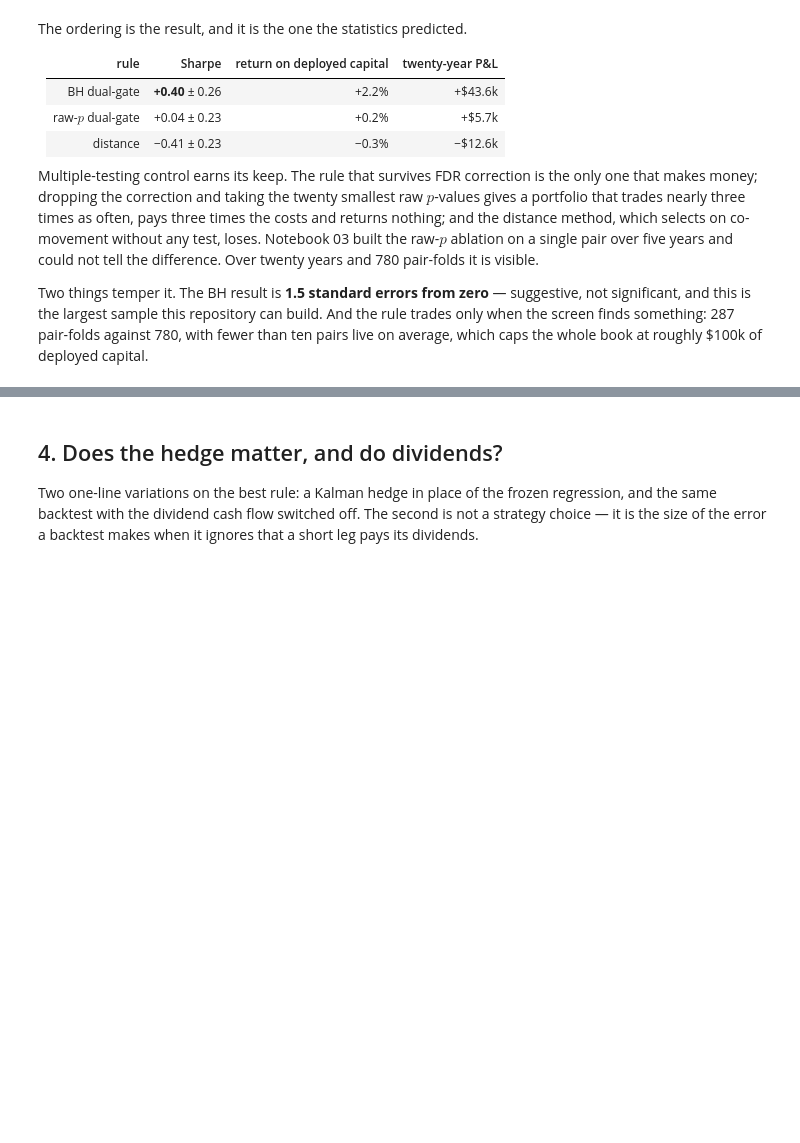
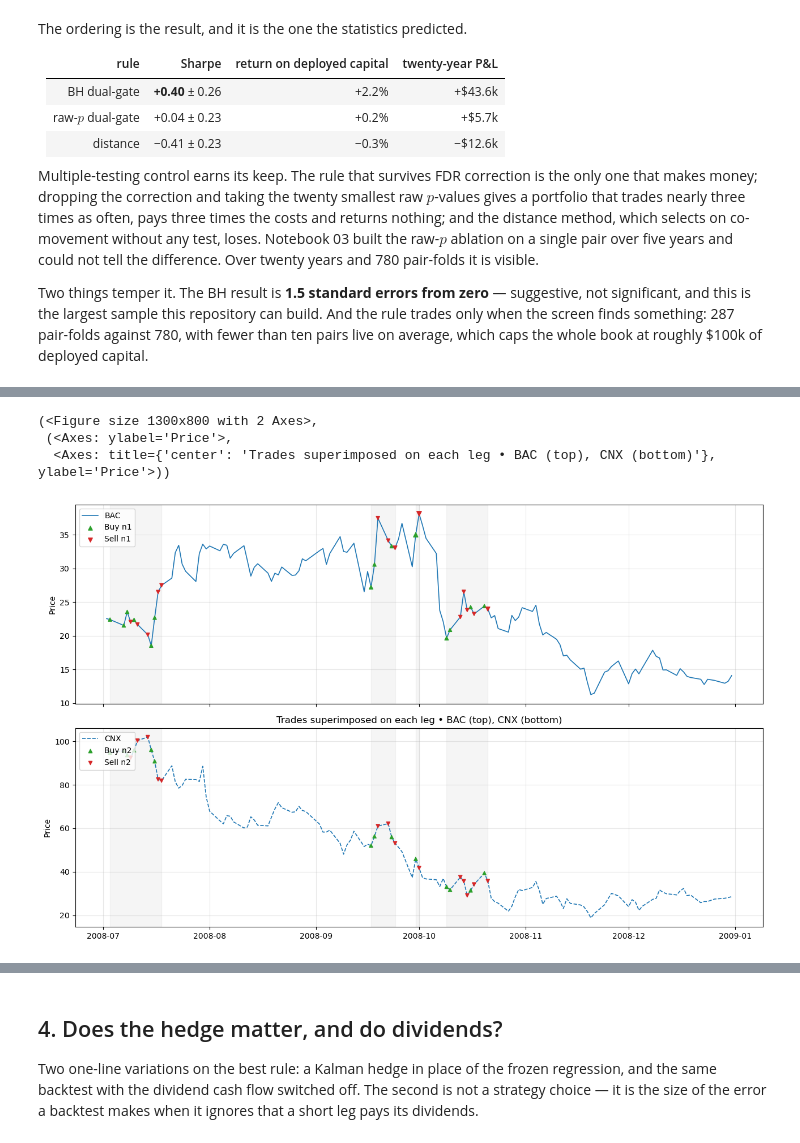
Before and after one commit to mengrenman/dynamic-hedge-pairs-trading, a Jupyter notebook: notebooks/pairs_trading_09_daily_portfolio.ipynb, the cells around one changed output, grey strips where cells are left out. Cells and saved outputs as stored; diff of their text form; code cells hidden in the pictures; blank space fills up the shorter version.

```diff
--- a/notebooks/pairs_trading_09_daily_portfolio.ipynb
+++ b/notebooks/pairs_trading_09_daily_portfolio.ipynb
@@ -272,0 +348,10 @@ book at roughly \$100k of deployed capital.
+# %%
+# 1) trades on each leg -- the same view as notebook 02 section 4.3
+plot_pair_legs_with_trades(states[["P1", "P2"]], sig, label1=t1, label2=t2,
+                           normalize=False, shade_positions=True,
+                           size_scale=0.004, min_marker=20, max_marker=220)
+# %% [output]
+(<Figure size 1300x800 with 2 Axes>,
+ (<Axes: ylabel='Price'>,
+  <Axes: title={'center': 'Trades superimposed on each leg • BAC (top), CNX (bottom)'}, ylabel='Price'>))
+[figure, added]
```
Also changed, not shown: parts of 8 cells of this notebook, 15 other files.
